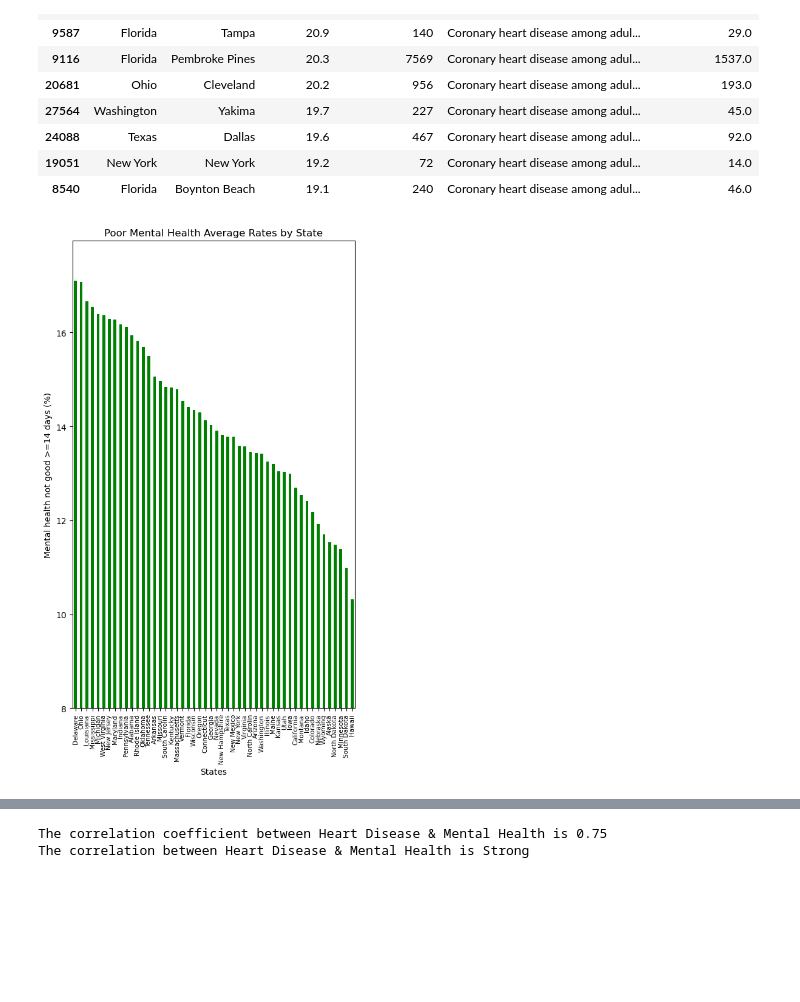
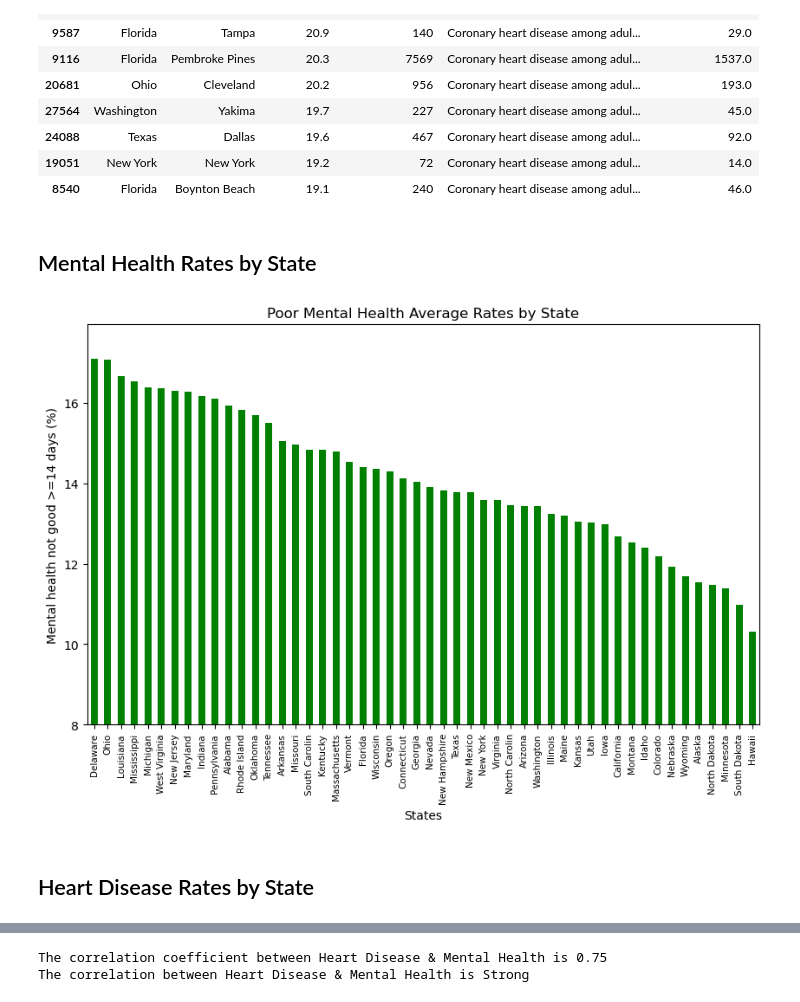
Before and after one commit to divya-jindal/project-1, a Jupyter notebook: MentalHealth_HeartDisease.ipynb, the cells around one changed output, grey strips where cells are left out. Cells and saved outputs as stored; diff of their text form; code cells hidden in the pictures; blank space fills up the shorter version.

Commit message:
changed graphs

```diff
--- a/MentalHealth_HeartDisease.ipynb
+++ b/MentalHealth_HeartDisease.ipynb
@@ -270,27 +255,31 @@ bottom_heartDisease.head(10)
 | 24088 | Texas | Dallas | 19.6 | 467 | Coronary heart disease among adul... | 92.0 |
 | 19051 | New York | New York | 19.2 | 72 | Coronary heart disease among adul... | 14.0 |
 | 8540 | Florida | Boynton Beach | 19.1 | 240 | Coronary heart disease among adul... | 46.0 |
+# %% [markdown]
+## Mental Health Rates by State
 # %%
 # Group State & Mental Health Data
 mentalhealth_bar = mental_healthDf.groupby(['StateDesc'])['Data_Value'].mean()
 
-plt.figure(figsize=(6, 10))
+plt.figure(figsize=(10,6))
 # plot the group in decsending order
 mentalhealth_bar.sort_values(ascending=False).plot.bar(color='g')
 
 
 # Label x,y axis
 plt.xlabel('States')
 plt.ylabel('Mental health not good >=14 days (%)')
 plt.title('Poor Mental Health Average Rates by State')
 
 #resize/rescale
 plt.xticks(fontsize=7.5)
 plt.ylim(8)
 
 plt.show()
 # %% [output]
-[figure, old version]
+[figure, new version]
+# %% [markdown]
+## Heart Disease Rates by State
 # %%
 # Group State & Mental Health Data
 heartdisease_bar = heart_diseaseDf.groupby(['StateDesc'])['Data_Value'].mean()
```
Also changed, not shown: parts of 17 cells of this notebook.
